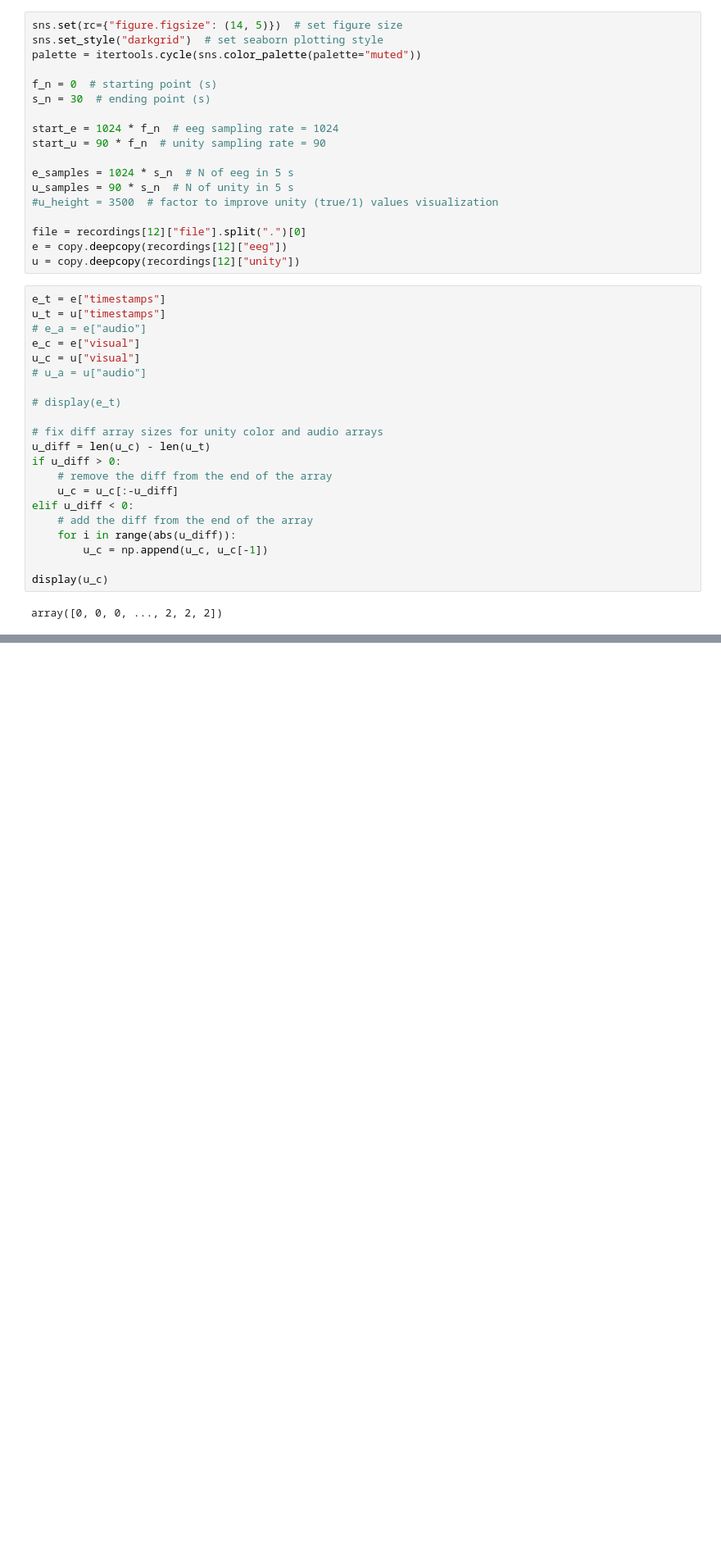
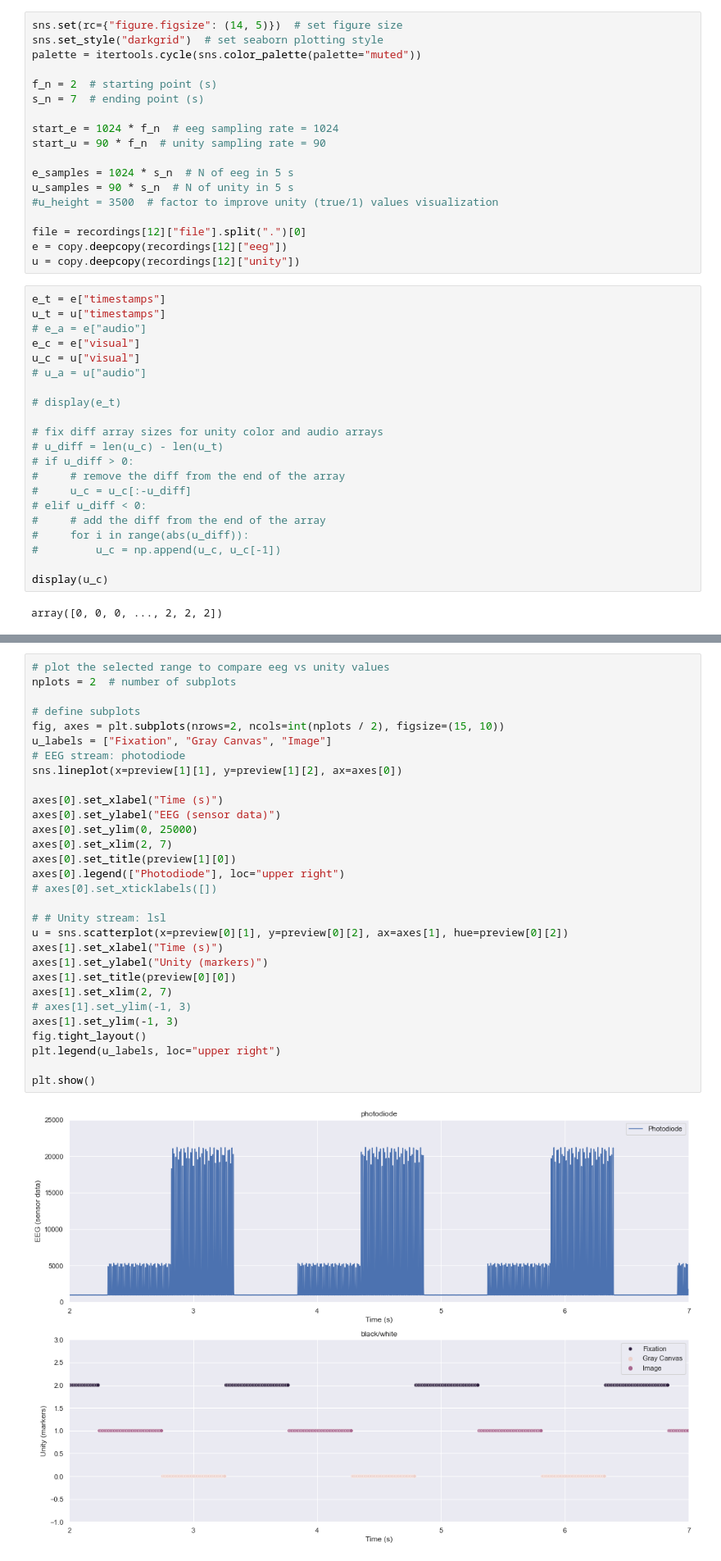
Before and after one commit to JohnMadrid/lsl_latency_corout_analysis, a Jupyter notebook: analysis_John.ipynb, the cells around one changed output, grey strips where cells are left out. Shown at 82% size. Saved outputs shown, nothing was run; the diff lists cells and outputs as text; blank space fills up the shorter version.

```diff
--- a/analysis_John.ipynb
+++ b/analysis_John.ipynb
@@ -863,8 +865,8 @@ sns.set(rc={"figure.figsize": (14, 5)})  # set figure size
 sns.set_style("darkgrid")  # set seaborn plotting style
 palette = itertools.cycle(sns.color_palette(palette="muted"))
 
-f_n = 0  # starting point (s)
-s_n = 30  # ending point (s)
+f_n = 2  # starting point (s)
+s_n = 7  # ending point (s)
 
 start_e = 1024 * f_n  # eeg sampling rate = 1024
 start_u = 90 * f_n  # unity sampling rate = 90
@@ -887,14 +889,14 @@ u_c = u["visual"]
 # display(e_t)
 
 # fix diff array sizes for unity color and audio arrays
-u_diff = len(u_c) - len(u_t)
-if u_diff > 0:
-    # remove the diff from the end of the array
-    u_c = u_c[:-u_diff]
-elif u_diff < 0:
-    # add the diff from the end of the array
-    for i in range(abs(u_diff)):
-        u_c = np.append(u_c, u_c[-1])
+# u_diff = len(u_c) - len(u_t)
+# if u_diff > 0:
+#     # remove the diff from the end of the array
+#     u_c = u_c[:-u_diff]
+# elif u_diff < 0:
+#     # add the diff from the end of the array
+#     for i in range(abs(u_diff)):
+#         u_c = np.append(u_c, u_c[-1])
 
 display(u_c)
 # %% [output]
@@ -978,0 +927,32 @@ plt.show()
+# %%
+# plot the selected range to compare eeg vs unity values
+nplots = 2  # number of subplots
+
+# define subplots
+fig, axes = plt.subplots(nrows=2, ncols=int(nplots / 2), figsize=(15, 10))
+u_labels = ["Fixation", "Gray Canvas", "Image"]
+# EEG stream: photodiode
+sns.lineplot(x=preview[1][1], y=preview[1][2], ax=axes[0])
+
+axes[0].set_xlabel("Time (s)")
+axes[0].set_ylabel("EEG (sensor data)")
+axes[0].set_ylim(0, 25000)
+axes[0].set_xlim(2, 7)
+axes[0].set_title(preview[1][0])
+axes[0].legend(["Photodiode"], loc="upper right")
+# axes[0].set_xticklabels([])
+
+# # Unity stream: lsl
+u = sns.scatterplot(x=preview[0][1], y=preview[0][2], ax=axes[1], hue=preview[0][2])
+axes[1].set_xlabel("Time (s)")
+axes[1].set_ylabel("Unity (markers)")
+axes[1].set_title(preview[0][0])
+axes[1].set_xlim(2, 7)
+# axes[1].set_ylim(-1, 3)
+axes[1].set_ylim(-1, 3)
+fig.tight_layout()
+plt.legend(u_labels, loc="upper right")
+
+plt.show()
+# %% [output]
+[figure, added]
```
Also changed, not shown: parts of 13 cells of this notebook.
